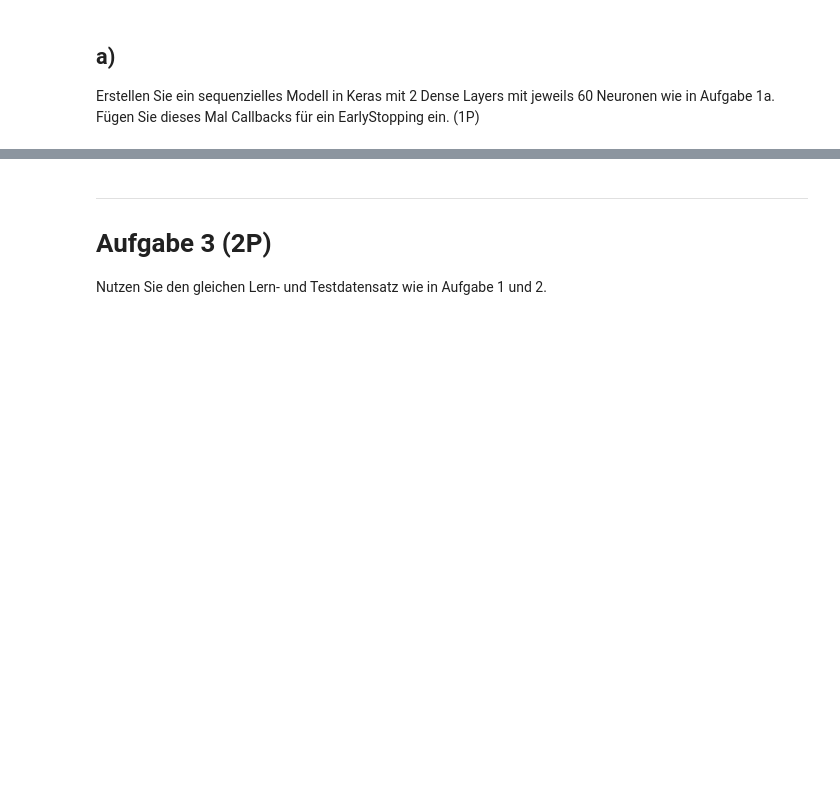
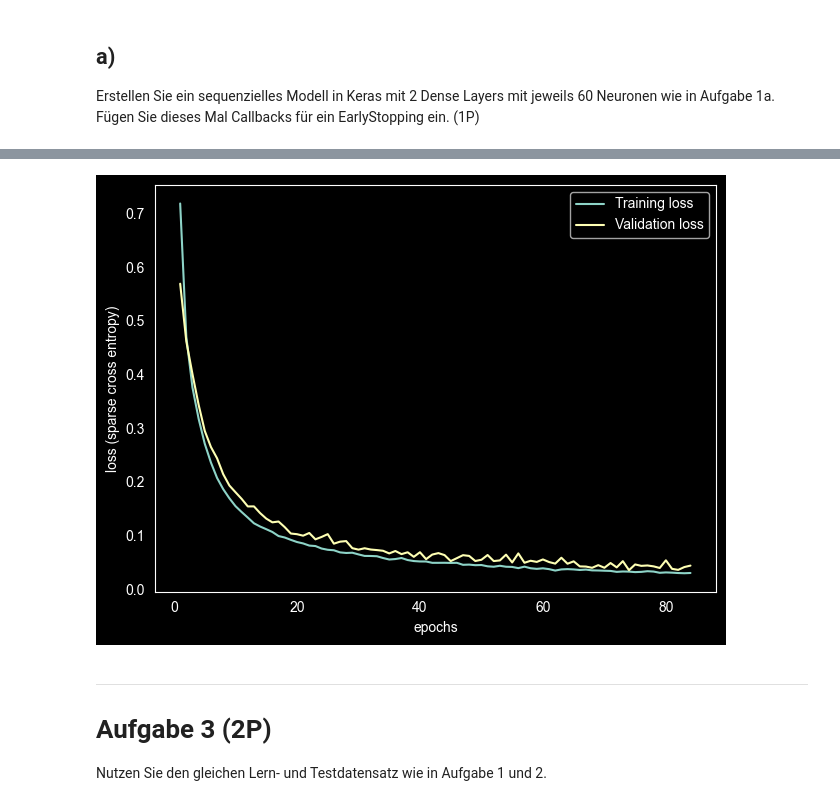
Before and after one commit to MuhammedKrz/DatenanalyseUndMLPraktika, a Jupyter notebook: Blatt 8/Praktikum8.ipynb, the cells around one changed output, grey strips where cells are left out. Drawn from its saved outputs; the diff is of its cells as text; code cells hidden in the pictures; blank space fills up the shorter version.

```diff
--- a/Blatt 8/Praktikum8.ipynb
+++ b/Blatt 8/Praktikum8.ipynb
@@ -111,3 +112,11 @@ Nutzen Sie den gleichen Lern- und Testdatensatz wie in Aufgabe 1.
 ## a)
 Erstellen Sie ein sequenzielles Modell in Keras mit 2 Dense Layers mit jeweils 60 Neuronen wie in Aufgabe 1a. Fügen Sie dieses Mal
 Callbacks für ein EarlyStopping ein. (1P)
+# %%
+model = Sequential([
+    Dense(60, input_shape=(5,), activation='relu'),
+    Dense(60, activation='relu'),
+    Dense(3, activation='softmax'),
+])
+model.compile(loss='sparse_categorical_crossentropy', optimizer='rmsprop', metrics=['accuracy'])
+model.summary()
@@ -118,3 +141,6 @@ Trainieren Sie das Modell mit mind. 200 Epochen sowie den definierten Callbacks
 callbacks zu vermeiden. (1P)
 
 <img src="images/2b.png" width="600">
+# %%
+early_stop = EarlyStopping(monitor='val_loss', patience=10, restore_best_weights=True)
+history = model.fit(X_train, y_train, validation_data=(X_test, y_test), epochs=200, batch_size=50, verbose=2, callbacks=early_stop)
@@ -121,3 +165,15 @@ callbacks zu vermeiden. (1P)
+# %%
+loss_mse = history.history['loss']
+val_loss_mse = history.history['val_loss']
+plt.ylabel('loss (sparse cross entropy)')
+plt.xlabel('epochs')
+plt.plot(range(1, len(loss_mse)+1), loss_mse)
+plt.plot(range(1, len(val_loss_mse)+1), val_loss_mse)
+plt.grid(False)
+plt.legend(['Training loss', 'Validation loss'])
+plt.tight_layout()
+# %% [output]
+[figure, added]
 # %% [markdown]
 ---
 # Aufgabe 3 (2P)
```
Also changed, not shown: parts of 6 cells of this notebook.
